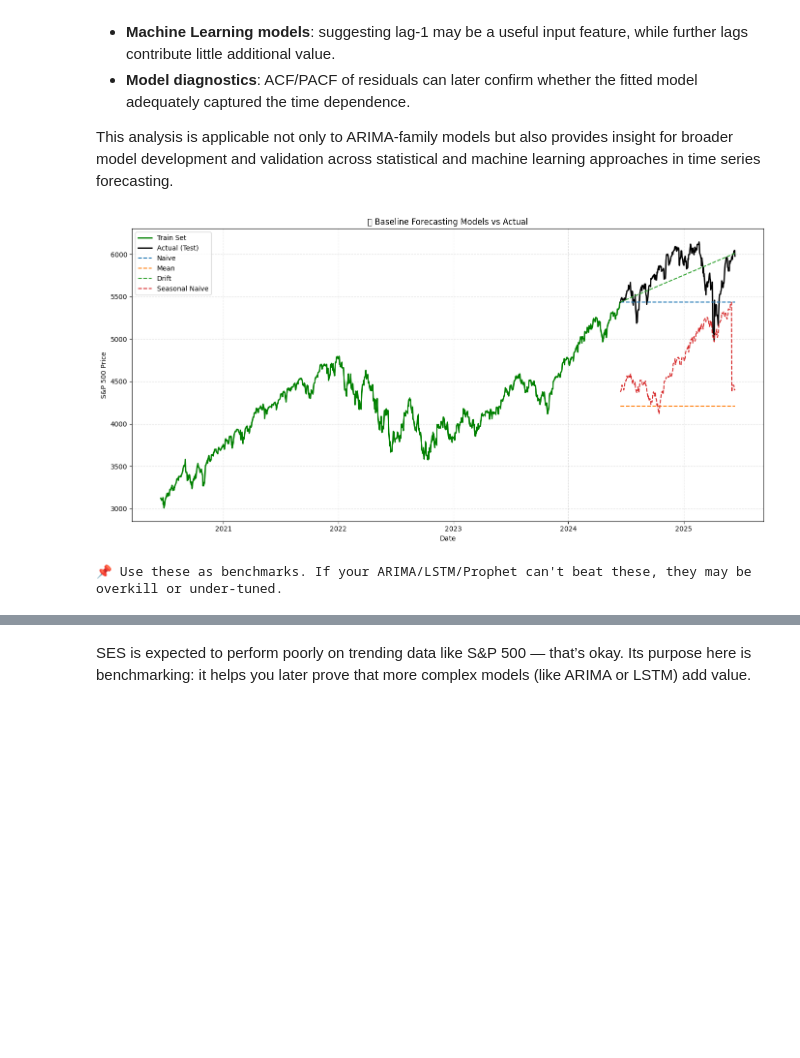
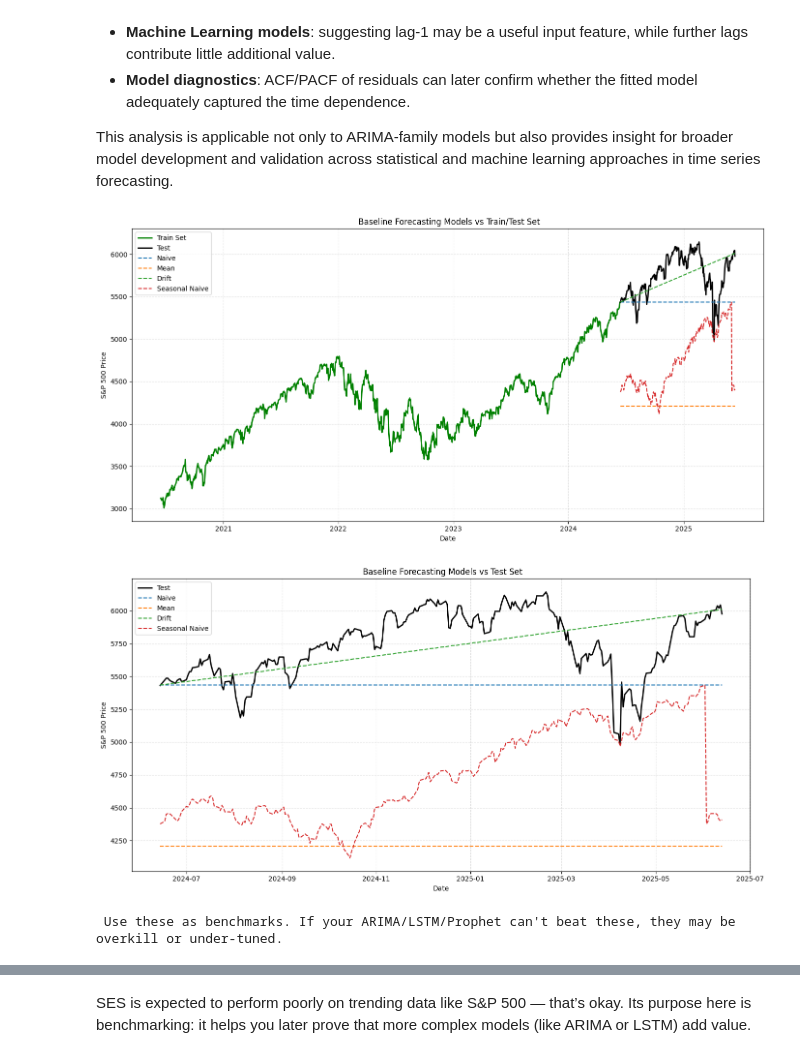
Before and after one commit to rhkraptor/FoEM, a Jupyter notebook: FoEM_Projekt.ipynb, the cells around one changed output, grey strips where cells are left out. Saved outputs shown, nothing was run; the diff lists cells and outputs as text; code cells hidden in the pictures; blank space fills up the shorter version.

```diff
--- a/FoEM_Projekt.ipynb
+++ b/FoEM_Projekt.ipynb
@@ -142,8 +133,7 @@ plt.tight_layout()
 plt.show()
 
 #  Split 80/20 for forecasting
-split_ratio = 0.8
-split_index = int(len(ts_full) * split_ratio)
+split_index = int(len(ts_full) * TRAIN_TEST_SPLIT)
 ts_train_raw = ts_full[:split_index]
 ts_test_raw  = ts_full[split_index:]
 
@@ -411,10 +397,10 @@ This analysis is applicable not only to ARIMA-family models but also provides in
 # ----------------------------------------
 
 # Define forecast horizon (length of test set)
-n_test = len(ts_test_raw)
+n_test = FORECAST_DAYS
 
 # Index for predictions
-forecast_index = ts_test_raw.index
+forecast_index = ts_test_raw.index[:FORECAST_DAYS]
 
 #  Naive Forecast: last observed value
 naive_forecast = pd.Series(ts_train_raw.iloc[-1], index=forecast_index)
@@ -453,35 +439,36 @@ plt.plot(seasonal_naive_forecast, label='Seasonal Naive', linestyle='--')
 plt.title(" Baseline Forecasting Models vs Train/Test Set")
 plt.xlabel("Date")
 plt.ylabel("S&P 500 Price")
 plt.legend()
 plt.grid(True, linestyle='--', alpha=0.4)
 plt.tight_layout()
 plt.show()
 
 
 
 plt.figure(figsize=(14, 7))
 plt.plot(ts_test_raw, label='Test', linewidth=2, color='black')
 plt.plot(naive_forecast, label='Naive', linestyle='--')
 plt.plot(mean_forecast, label='Mean', linestyle='--')
 plt.plot(drift_forecast, label='Drift', linestyle='--')
 plt.plot(seasonal_naive_forecast, label='Seasonal Naive', linestyle='--')
 
 plt.title(" Baseline Forecasting Models vs Test Set")
 plt.xlabel("Date")
 plt.ylabel("S&P 500 Price")
 plt.legend()
 plt.grid(True, linestyle='--', alpha=0.4)
 plt.tight_layout()
 plt.show()
 
 
 
 #  Hint:
 print("\n Use these as benchmarks. If your ARIMA/LSTM/Prophet can't beat these, they may be overkill or under-tuned.")
 # %% [output]
-[figure, old version]
+[figure, new version]
+[figure, added]
-📌 Use these as benchmarks. If your ARIMA/LSTM/Prophet can't beat these, they may be overkill or under-tuned.
+ Use these as benchmarks. If your ARIMA/LSTM/Prophet can't beat these, they may be overkill or under-tuned.
 # %%
 # ----------------------------------------
 # Step 8.1: Simple Exponential Smoothing (SES)
```
Also changed, not shown: parts of 20 cells of this notebook.
